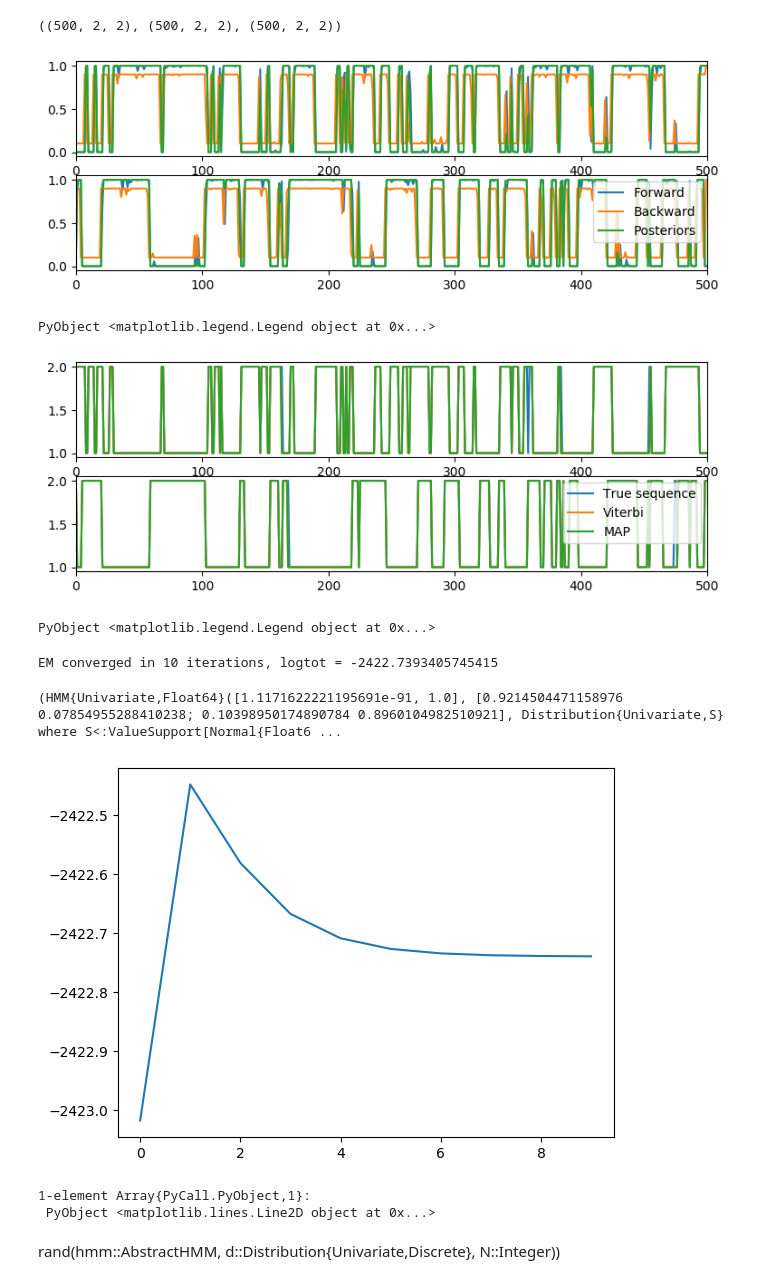
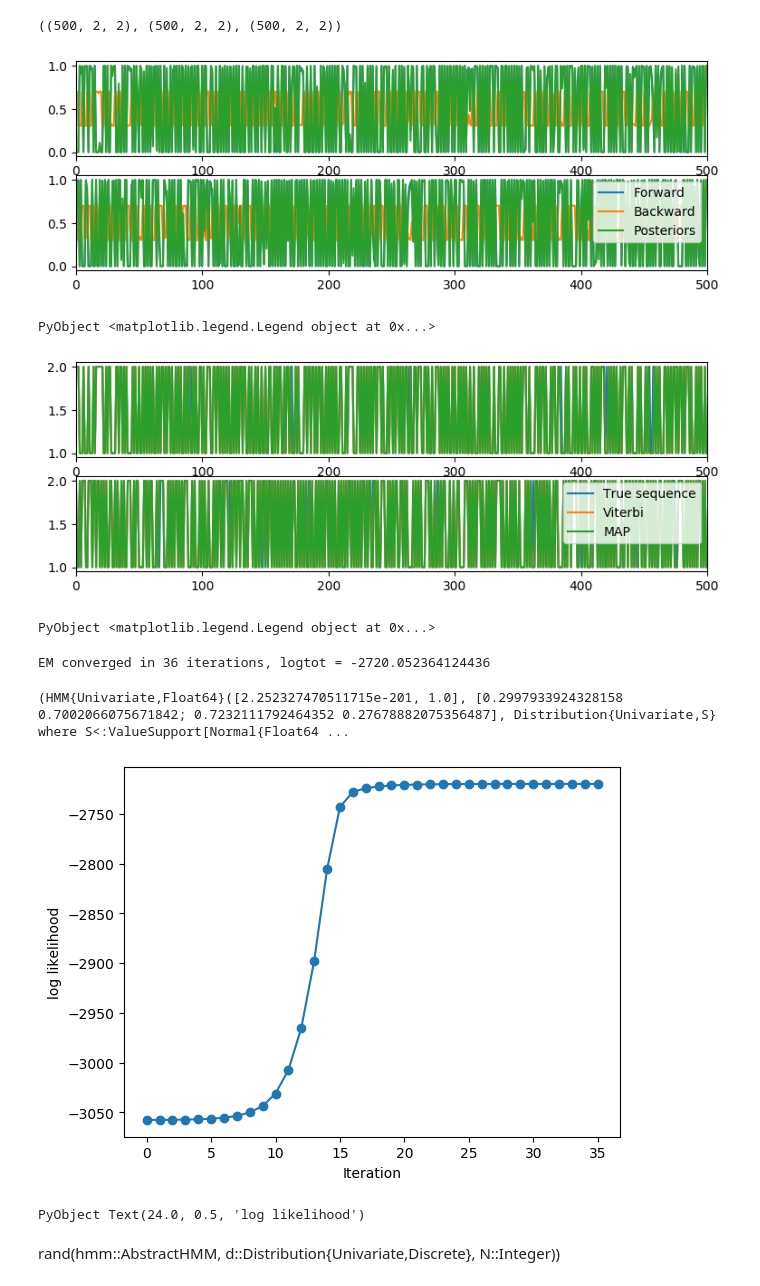
Before and after one commit to maxmouchet/HMMBase.jl, a Jupyter notebook: notebooks/multiple sequence.ipynb, the cells around one changed output. Saved outputs shown, nothing was run; the diff lists cells and outputs as text; code cells hidden in the pictures.

```diff
--- a/notebooks/multiple sequence.ipynb
+++ b/notebooks/multiple sequence.ipynb
@@ -15,6 +9,6 @@ getnotnothing (generic function with 1 method)
 # %%
 a = [0.2, 0.8]
-A = [0.9 0.1; 0.1 0.9]
+A = [0.3 0.7; 0.7 0.3]
 B = [Normal(1, 1.5), Normal(10, 3)]
 hmm = HMM(a, A, B)
 # %% [output]
@@ -54,7 +48,7 @@ axes[2].plot([α[:, 1, 2] β[:, 1, 2] γ[:, 1, 2]])
 axes[2].set_xlim(0, size(y, 1))
 legend(["Forward", "Backward", "Posteriors"], loc = "upper right")
 # %% [output]
-[figure, old version]
+[figure, new version]
 PyObject <matplotlib.legend.Legend object at 0x...>
 # %%
 z_map = Matrix{Any}(nothing, size(z))
@@ -76,19 +70,20 @@ axes[2].plot(z_map[:, 2], linestyle = "-")
 axes[2].set_xlim(0, size(y, 1))
 legend(["True sequence", "Viterbi", "MAP"], loc = "upper right")
 # %% [output]
-[figure, old version]
+[figure, new version]
 PyObject <matplotlib.legend.Legend object at 0x...>
 # %%
 hmm, history = fit_mle(hmm, y, display = :final, init = :kmeans)
 # %% [output]
-EM converged in 10 iterations, logtot = -2422.7393405745415
+EM converged in 36 iterations, logtot = -2720.052364124436
-(HMM{Univariate,Float64}([1.1171622221195691e-91, 1.0], [0.9214504471158976 0.07854955288410238; 0.10398950174890784 0.8960104982510921], Distribution{Univariate,S} where S<:ValueSupport[Normal{Float6 ...
+(HMM{Univariate,Float64}([2.252327470511715e-201, 1.0], [0.2997933924328158 0.7002066075671842; 0.7232111792464352 0.27678882075356487], Distribution{Univariate,S} where S<:ValueSupport[Normal{Float64 ...
 # %%
-plot(history.logtots)
+plot(history.logtots, marker="o")
+xlabel("Iteration")
+ylabel("log likelihood")
 # %% [output]
-[figure, old version]
+[figure, new version]
-1-element Array{PyCall.PyObject,1}:
- PyObject <matplotlib.lines.Line2D object at 0x...>
+PyObject Text(24.0, 0.5, 'log likelihood')
 # %% [markdown]
 rand(hmm::AbstractHMM, d::Distribution{Univariate,Discrete}, N::Integer))
 # %%
```
Also changed, not shown: parts of 19 cells of this notebook.
